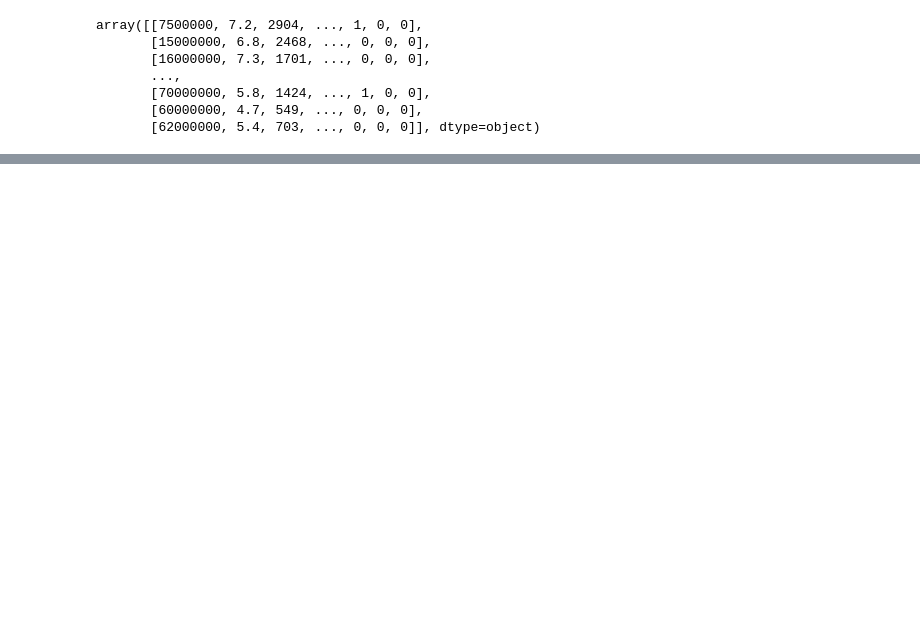
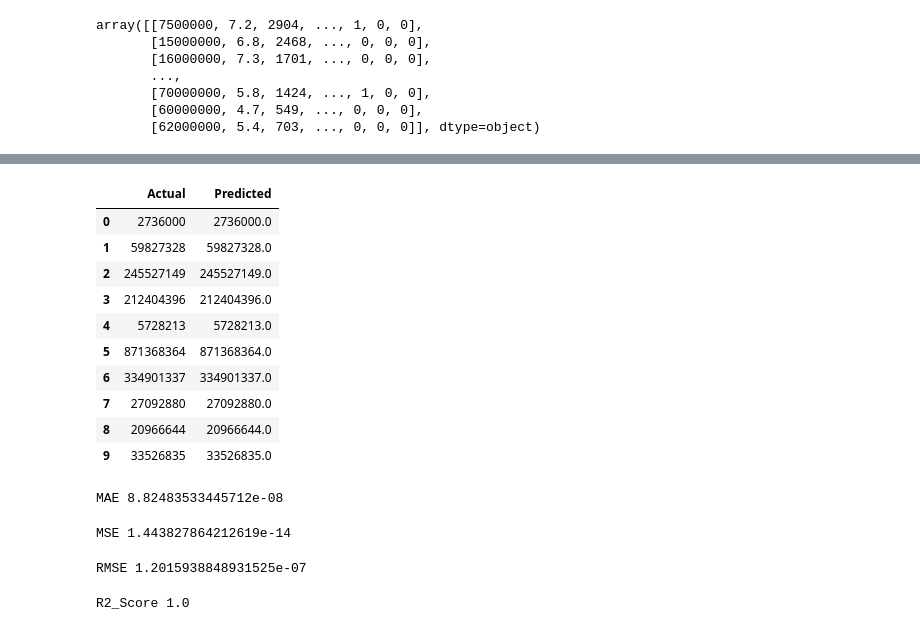
Before and after one commit to Prajwal-1446/Movie_Revenue_Prediction, a Jupyter notebook: MLG_Project.ipynb, the cells around one changed output, grey strips where cells are left out. Cells and saved outputs as stored; diff of their text form; code cells hidden in the pictures; blank space fills up the shorter version.

Commit message:
linear model done

```diff
--- a/MLG_Project.ipynb
+++ b/MLG_Project.ipynb
@@ -325,0 +418,4 @@ KeyError: "['genres_x'] not found in axis"
+# %%
+df.drop('genres_y',axis=1,inplace=True)
+# %%
+df.drop('spoken_languages',axis=1,inplace=True)
@@ -365,0 +470,3 @@ ValueError: could not convert string to float: '[{"id": 18, "name": "Drama"}, {"
+# %%
+y_pred = linear_model.predict(X_test)
+y_pred
@@ -365,0 +513,34 @@ ValueError: could not convert string to float: '[{"id": 18, "name": "Drama"}, {"
+# %%
+df = pd.DataFrame({'Actual':y_test, 'Predicted':y_pred})
+# %%
+df.head(10)
+# %% [output]
+|  | Actual | Predicted |
+| 0 | 2736000 | 2736000.0 |
+| 1 | 59827328 | 59827328.0 |
+| 2 | 245527149 | 245527149.0 |
+| 3 | 212404396 | 212404396.0 |
+| 4 | 5728213 | 5728213.0 |
+| 5 | 871368364 | 871368364.0 |
+| 6 | 334901337 | 334901337.0 |
+| 7 | 27092880 | 27092880.0 |
+| 8 | 20966644 | 20966644.0 |
+| 9 | 33526835 | 33526835.0 |
+# %%
+from sklearn.metrics import mean_absolute_error, mean_squared_error, r2_score
+print("MAE",mean_absolute_error(y_test,y_pred))
+# %% [output]
+MAE 8.82483533445712e-08
+# %%
+print("MSE",mean_squared_error(y_test,y_pred))
+# %% [output]
+MSE 1.443827864212619e-14
+# %%
+print("RMSE",np.sqrt(mean_squared_error(y_test,y_pred)))
+# %% [output]
+RMSE 1.2015938848931525e-07
+# %%
+print("R2_Score",r2_score(y_test,y_pred))
+r2 = r2_score(y_test,y_pred)
+# %% [output]
+R2_Score 1.0
```
Also changed, not shown: parts of 17 cells of this notebook.
